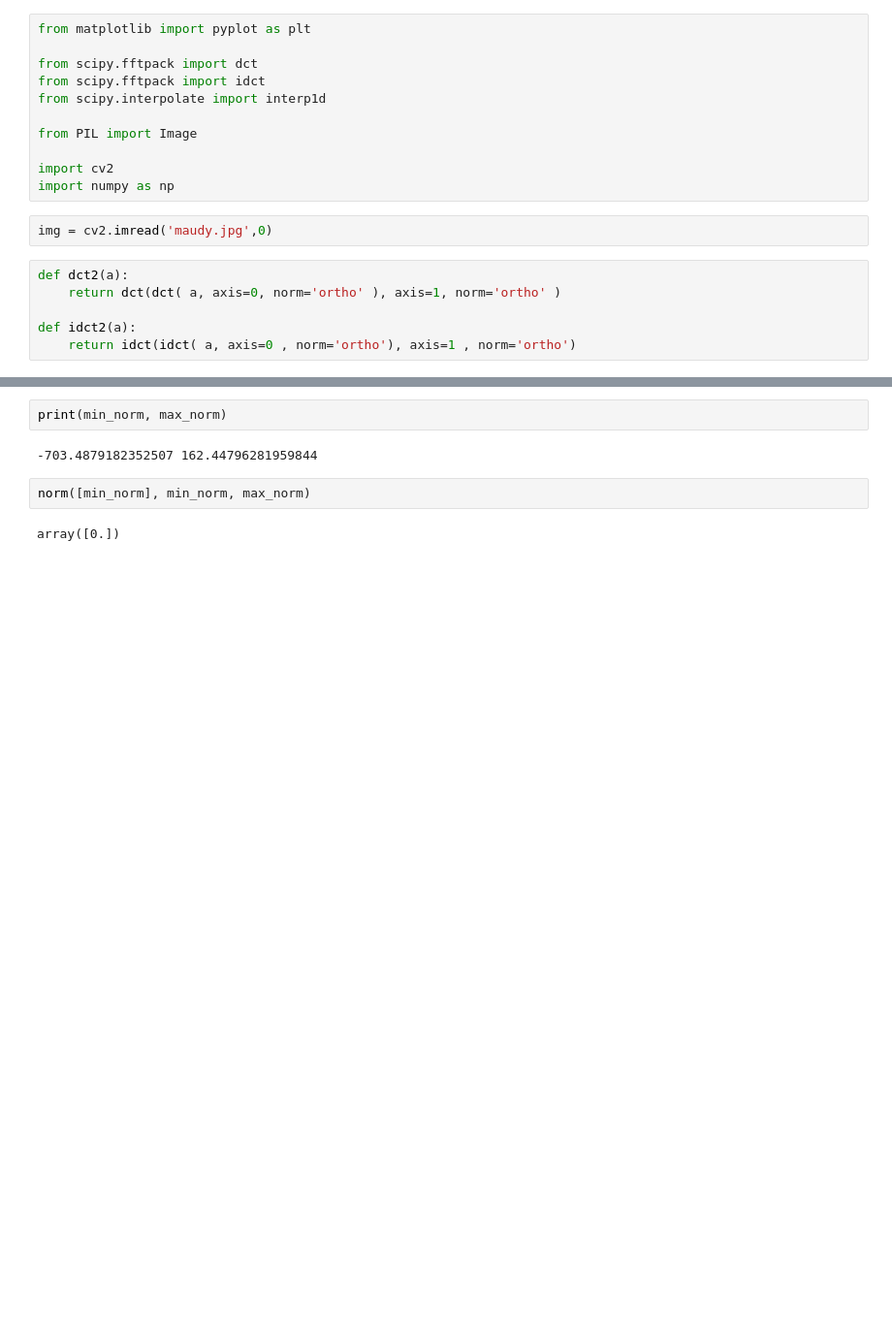
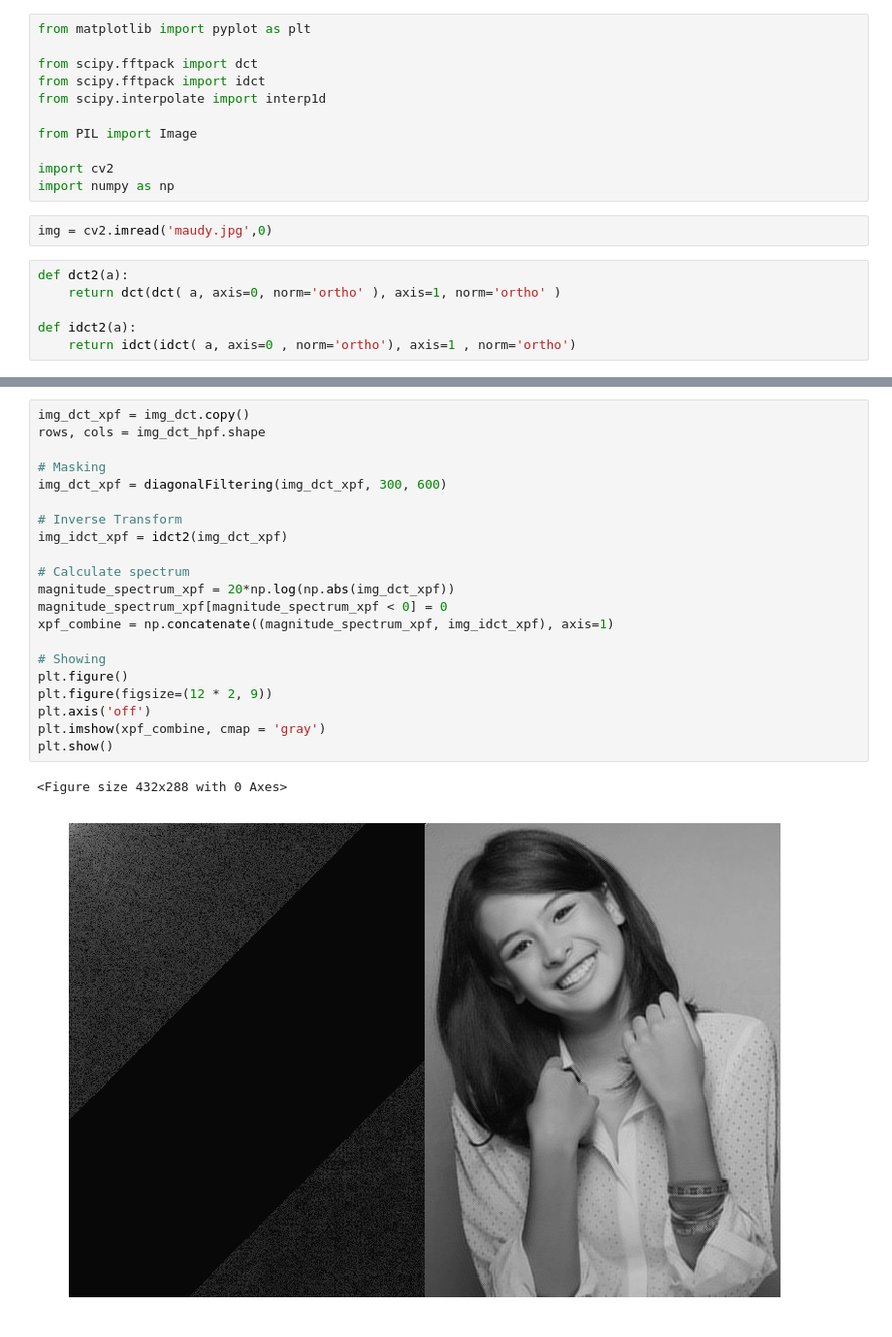
Before and after one commit to hanifanmoha/itb_robust_image_watermarking_2019, a Jupyter notebook: fourier/basic-image-cosine-transform.ipynb, the cells around one changed output, grey strips where cells are left out. Shown at 97% size. Drawn from its saved outputs; the diff is of its cells as text; blank space fills up the shorter version.

Commit message:
add cosine transform

```diff
--- a/fourier/basic-image-cosine-transform.ipynb
+++ b/fourier/basic-image-cosine-transform.ipynb
@@ -88,8 +94,24 @@ plt.show()
-# %%
-print(min_norm, max_norm)
-# %% [output]
--703.4879182352507 162.44796281959844
-# %%
-norm([min_norm], min_norm, max_norm)
-# %% [output]
-array([0.])
+# %%
+img_dct_xpf = img_dct.copy()
+rows, cols = img_dct_hpf.shape
+
+# Masking
+img_dct_xpf = diagonalFiltering(img_dct_xpf, 300, 600)
+
+# Inverse Transform
+img_idct_xpf = idct2(img_dct_xpf)
+
+# Calculate spectrum
+magnitude_spectrum_xpf = 20*np.log(np.abs(img_dct_xpf))
+magnitude_spectrum_xpf[magnitude_spectrum_xpf < 0] = 0
+xpf_combine = np.concatenate((magnitude_spectrum_xpf, img_idct_xpf), axis=1)
+
+# Showing
+plt.figure()
+plt.figure(figsize=(12 * 2, 9))
+plt.axis('off')
+plt.imshow(xpf_combine, cmap = 'gray')
+plt.show()
+# %% [output]
+<Figure size 432x288 with 0 Axes>
+[figure, added]
```
Also changed, not shown: parts of 6 cells of this notebook, 4 other files.
